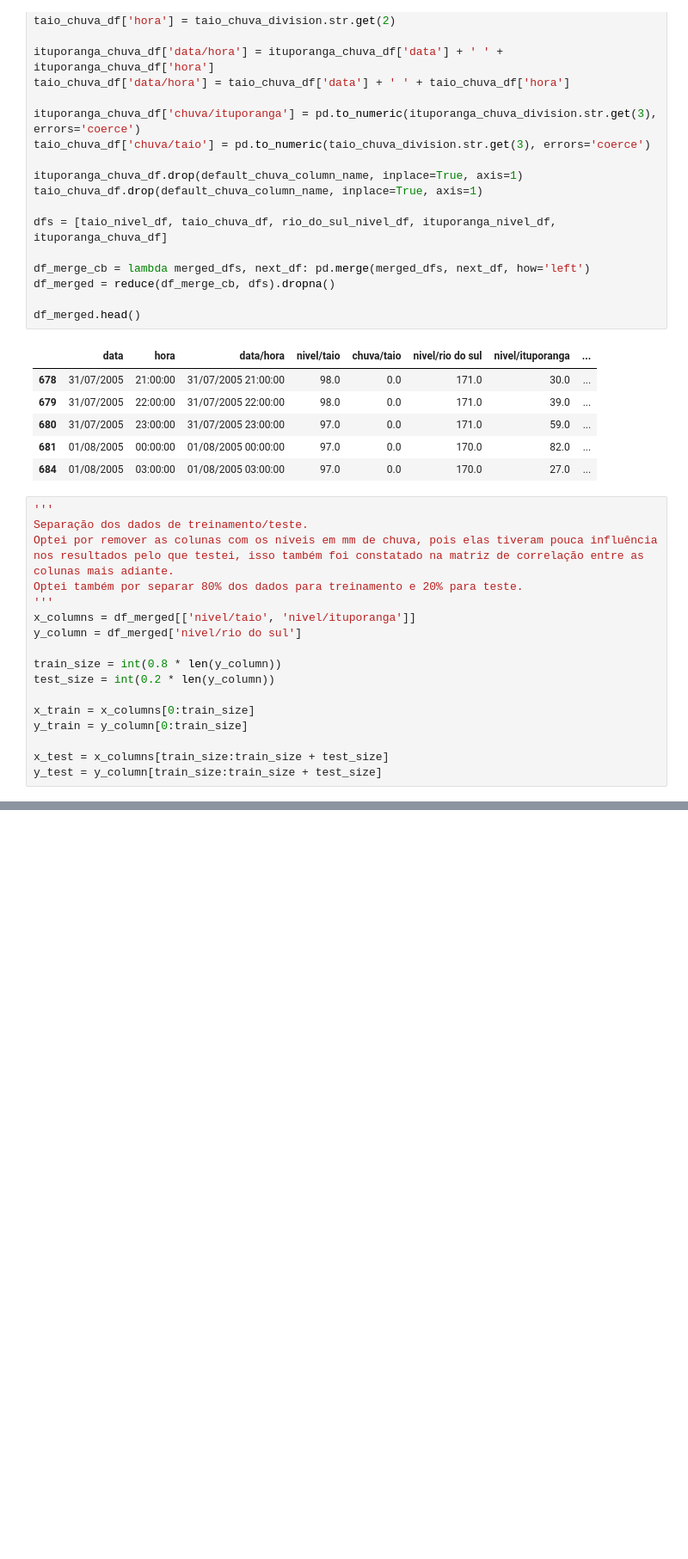
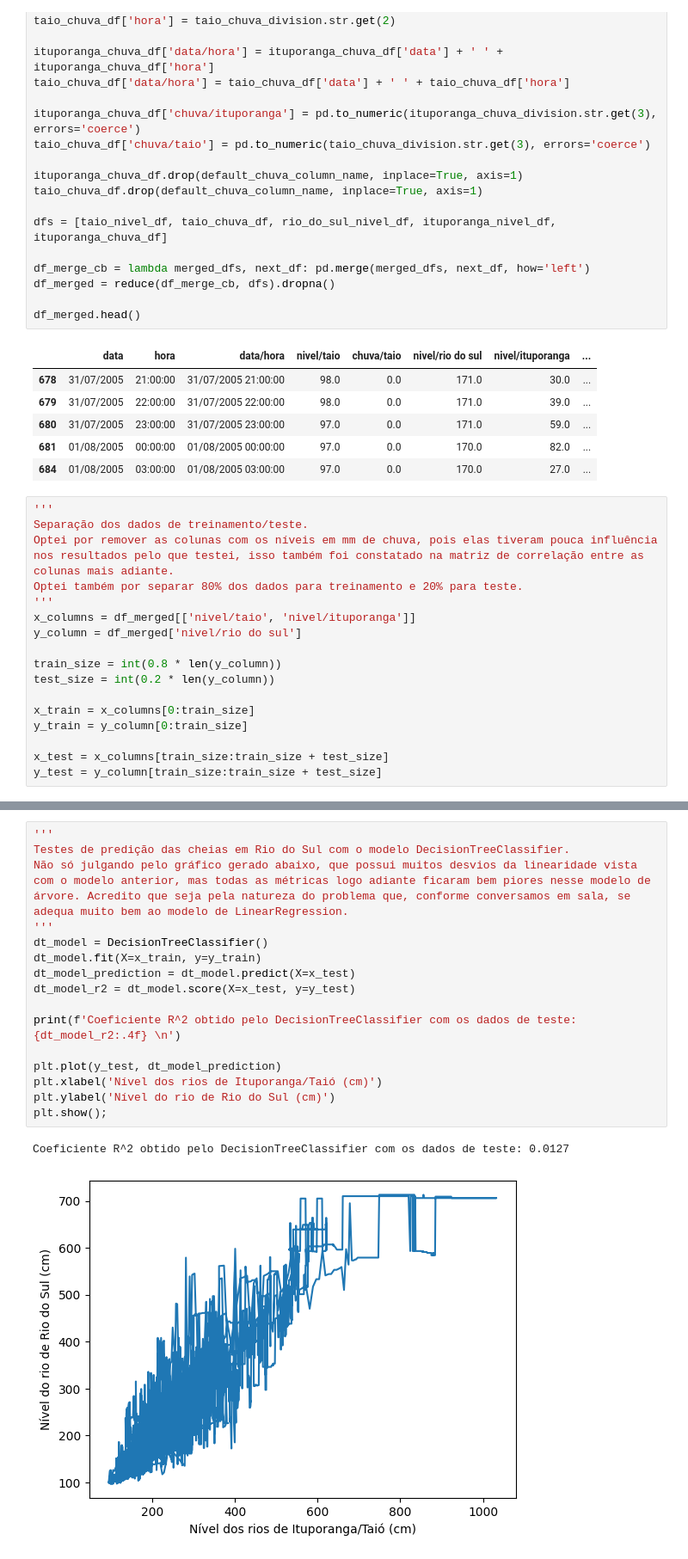
Before and after one commit to Victor-Fiamoncini/atv_ml_02, a Jupyter notebook: src/main..ipynb, the cells around one changed output, grey strips where cells are left out. Shown at 86% size. Saved outputs shown, nothing was run; the diff lists cells and outputs as text; blank space fills up the shorter version.

Commit message:
feat: add DecisionTreeClassifier prediction

```diff
--- a/src/main..ipynb
+++ b/src/main..ipynb
@@ -145,3 +145,22 @@ print(f'MAPE: {mape:.2f}')
 MSE: 1313.51
 RMSE: 36.24
 MAPE: 8.86
+# %%
+'''
+Testes de predição das cheias em Rio do Sul com o modelo DecisionTreeClassifier.
+Não só julgando pelo gráfico gerado abaixo, que possui muitos desvios da linearidade vista com o modelo anterior, mas todas as métricas logo adiante ficaram bem piores nesse modelo de árvore. Acredito que seja pela natureza do problema que, conforme conversamos em sala, se adequa muito bem ao modelo de LinearRegression.
+'''
+dt_model = DecisionTreeClassifier()
+dt_model.fit(X=x_train, y=y_train)
+dt_model_prediction = dt_model.predict(X=x_test)
+dt_model_r2 = dt_model.score(X=x_test, y=y_test)
+
+print(f'Coeficiente R^2 obtido pelo DecisionTreeClassifier com os dados de teste: {dt_model_r2:.4f} \n')
+
+plt.plot(y_test, dt_model_prediction)
+plt.xlabel('Nível dos rios de Ituporanga/Taió (cm)')
+plt.ylabel('Nível do rio de Rio do Sul (cm)')
+plt.show();
+# %% [output]
+Coeficiente R^2 obtido pelo DecisionTreeClassifier com os dados de teste: 0.0127
+[figure, added]
```
Also changed, not shown: parts of 5 cells of this notebook.
